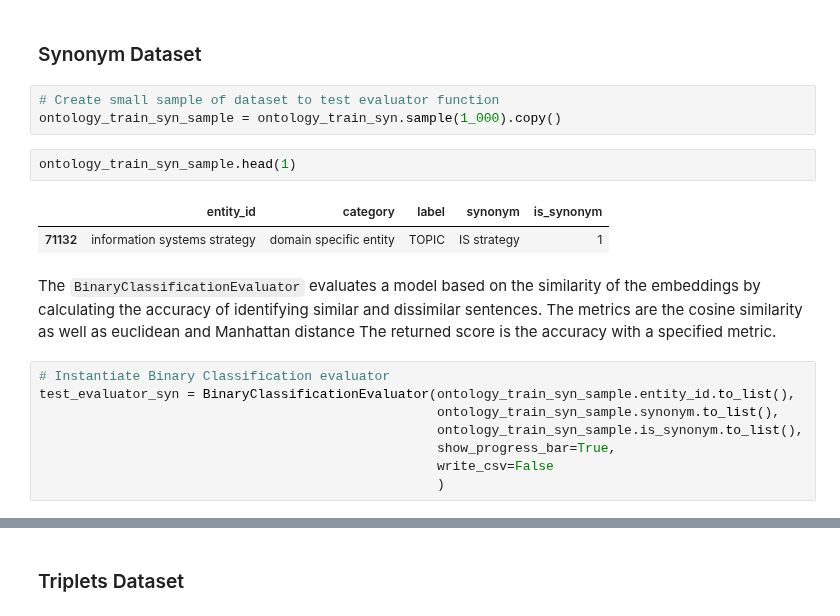
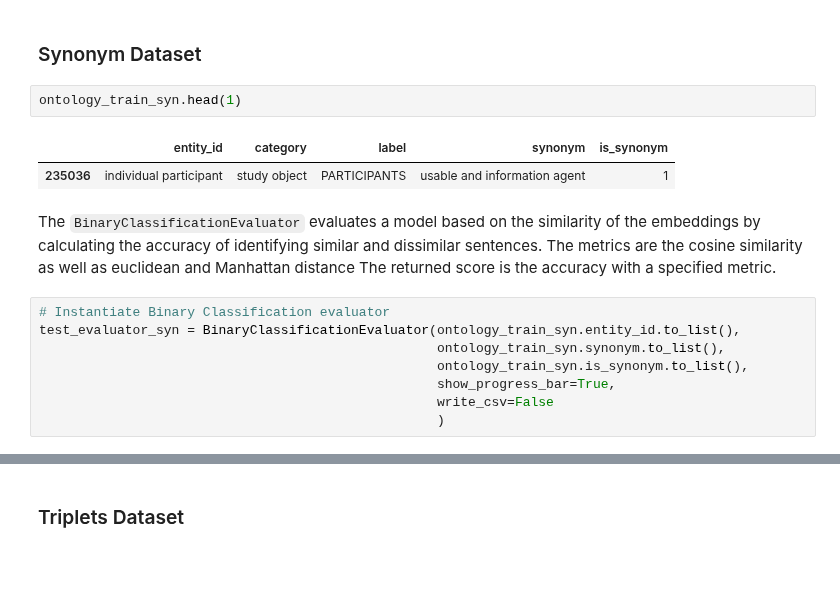
Before and after one commit to Heity94/TWSM_Lab, a Jupyter notebook: Project/Notebooks/PH_SentenceTransfomer_NounPhrases.ipynb, the cells around one changed output, grey strips where cells are left out. Saved outputs shown, nothing was run; the diff lists cells and outputs as text; blank space fills up the shorter version.

Commit message:
Evaluate on complete train set

```diff
--- a/Project/Notebooks/PH_SentenceTransfomer_NounPhrases.ipynb
+++ b/Project/Notebooks/PH_SentenceTransfomer_NounPhrases.ipynb
@@ -312,21 +314,18 @@ sim_scores_sample_mapped_f.loc[(sim_scores_sample_mapped_f["score"]>=0.6)&(sim_s
 ## Evaluate performance of pre-trained model
 # %% [markdown]
 ### Synonym Dataset
-# %%
-# Create small sample of dataset to test evaluator function
-ontology_train_syn_sample = ontology_train_syn.sample(1_000).copy()
 # %%
-ontology_train_syn_sample.head(1)
+ontology_train_syn.head(1)
 # %% [output]
 |  | entity_id | category | label | synonym | is_synonym |
-| 71132 | information systems strategy | domain specific entity | TOPIC | IS strategy | 1 |
+| 235036 | individual participant | study object | PARTICIPANTS | usable and information agent | 1 |
 # %% [markdown]
 The `BinaryClassificationEvaluator` evaluates a model based on the similarity of the embeddings by calculating the accuracy of identifying similar and dissimilar sentences. The metrics are the cosine similarity as well as euclidean and Manhattan distance The returned score is the accuracy with a specified metric.
 # %%
 # Instantiate Binary Classification evaluator
-test_evaluator_syn = BinaryClassificationEvaluator(ontology_train_syn_sample.entity_id.to_list(),
-                                                   ontology_train_syn_sample.synonym.to_list(),
-                                                   ontology_train_syn_sample.is_synonym.to_list(),
+test_evaluator_syn = BinaryClassificationEvaluator(ontology_train_syn.entity_id.to_list(),
+                                                   ontology_train_syn.synonym.to_list(),
+                                                   ontology_train_syn.is_synonym.to_list(),
                                                    show_progress_bar=True,
                                                    write_csv=False
                                                    )
```
Also changed, not shown: parts of 9 cells of this notebook.
